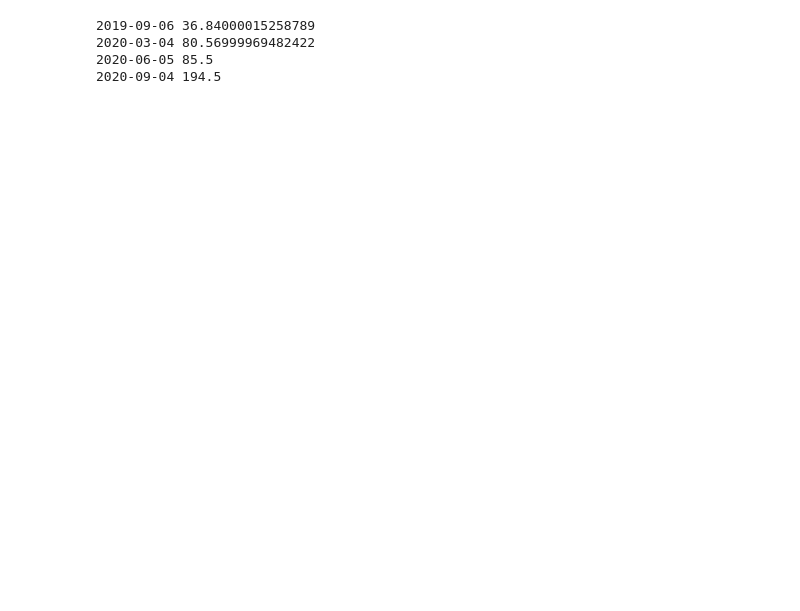
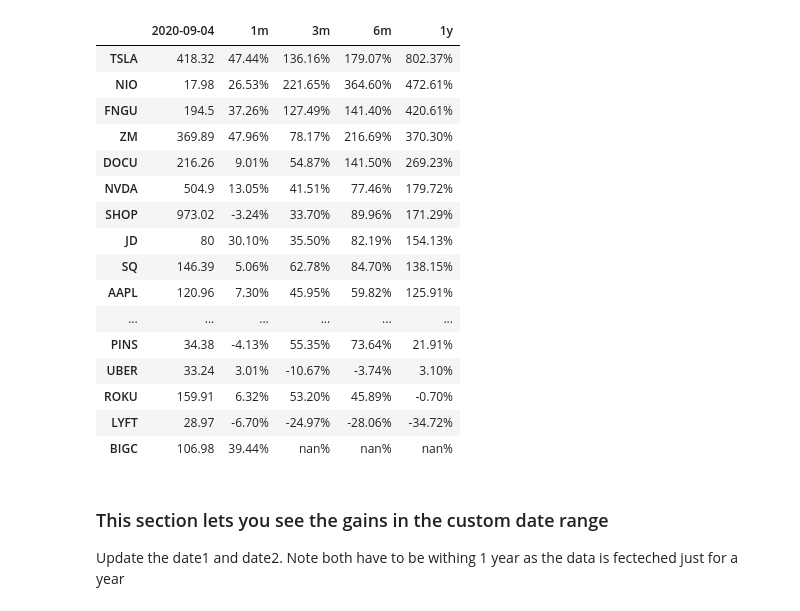
Before and after one commit to sombandy/stock-market, a Jupyter notebook: stock_performance.ipynb, the cells around one changed output. Cells and saved outputs as stored; diff of their text form; code cells hidden in the pictures; blank space fills up the shorter version.

Commit message:
Formatting and requirements.txt

```diff
--- a/stock_performance.ipynb
+++ b/stock_performance.ipynb
@@ -4,11 +7,5 @@ import pandas as pd
 # %%
-FAANG_tickers = ['FB', 'AAPL', 'AMZN', 'NFLX', 'GOOG']
-tech_etf_ticker = ['VGT', 'QQQ', 'TQQQ', 'FNGU']
-my_tickers = ['AAPL', 'AMZN', 'BABA', 'BIGC', 'DOCU', 'ETSY', 'FB', 'GOOG', 'JD',
-              'MSFT', 'NFLX', 'NIO', 'NVDA', 'PINS', 'PYPL', 'ROKU', 'SHOP', 'SPLK', 'SQ', 'UBER', 'LYFT', 'W', 'WMT', 'ZM']
-
-print("Number of Stock {}. Number of ETFs {}".format(
-    len(my_tickers), len(tech_etf_ticker)))
-
-tickers = my_tickers + tech_etf_ticker
-print(tickers)
+crazy_stocks = ['AAPL', 'AMZN', 'BABA', 'BIGC', 'DOCU', 'ETSY', 'FB', 'GOOG',
+                'JD', 'LYFT', 'MSFT', 'NFLX', 'NIO', 'NVDA', 'PINS', 'PYPL',
+                'ROKU', 'SHOP', 'SPLK', 'SQ', 'TSLA', 'UBER', 'W', 'WMT', 'ZM',
+                'VGT', 'QQQ', 'TQQQ', 'FNGU']
@@ -60,6 +55,24 @@ Name: 2020-09-04 00:00:00, dtype: float64
 # %%
+""" Compute last 1m, 3m, 6m and 1year gains """
+
 y1_ago_price = data.iloc[0].loc[(slice(None), 'Close')]
 m6_ago_price = data.iloc[-26 * 5].loc[(slice(None), 'Close')]
 m3_ago_price = data.iloc[-13 * 5].loc[(slice(None), 'Close')]
 m1_ago_price = data.iloc[-4 * 5].loc[(slice(None), 'Close')]
 curr_price = data.iloc[-1].loc[(slice(None), 'Close')]
+
+
+m1_gain = (curr_price - m1_ago_price) / m1_ago_price
+m3_gain = (curr_price - m3_ago_price) / m3_ago_price
+m6_gain = (curr_price - m6_ago_price) / m6_ago_price
+y1_gain = (curr_price - y1_ago_price) / y1_ago_price
+
+curr_date = np.datetime_as_string(data.index.values[-1], unit='D')
+
+df = pd.DataFrame([curr_price, m1_gain, m3_gain, m6_gain, y1_gain],
+                  index=[curr_date,  '1m', '3m', '6m', '1y'])
+
+df = df.T.sort_values(by='1m', ascending=False)
+
+format_dict = { col_name : '{:.2%}' for col_name in ['1m', '3m', '6m', '1y', 'Gain']}
+df.style.format(format_dict)
@@ -73,5 +96,0 @@ curr_date = np.datetime_as_string(data.index.values[-1], unit='D')
-# %%
-#pd.options.display.float_format = '{:.2f}'.format
-df = pd.DataFrame([curr_price, m1_gain, m3_gain, m6_gain, y1_gain],
-                  index=[curr_date,  '1m', '3m', '6m', '1y']).round(2)
-df.T.sort_values(by='1m', ascending=False)
@@ -96,12 +97,26 @@ df.T.sort_values(by='1m', ascending=False)
-# %%
-t = 'FNGU'
-dates = np.datetime_as_string(data.index.values, unit='D')
-print(dates[0], y1_ago_price[t])
-print(dates[-26 * 5], m6_ago_price[t])
-print(dates[-13 * 5], m3_ago_price[t])
-print(dates[-1], curr_price[t])
-# %% [output]
-2019-09-06 36.84000015258789
-2020-03-04 80.56999969482422
-2020-06-05 85.5
-2020-09-04 194.5
+# %%
+""" Sort the stocks by 1 year gains"""
+
+df = df.sort_values(by='1y', ascending=False)
+df.style.format(format_dict)
+# %% [output]
+|  | 2020-09-04 | 1m | 3m | 6m | 1y |
+| TSLA | 418.32 | 47.44% | 136.16% | 179.07% | 802.37% |
+| NIO | 17.98 | 26.53% | 221.65% | 364.60% | 472.61% |
+| FNGU | 194.5 | 37.26% | 127.49% | 141.40% | 420.61% |
+| ZM | 369.89 | 47.96% | 78.17% | 216.69% | 370.30% |
+| DOCU | 216.26 | 9.01% | 54.87% | 141.50% | 269.23% |
+| NVDA | 504.9 | 13.05% | 41.51% | 77.46% | 179.72% |
+| SHOP | 973.02 | -3.24% | 33.70% | 89.96% | 171.29% |
+| JD | 80 | 30.10% | 35.50% | 82.19% | 154.13% |
+| SQ | 146.39 | 5.06% | 62.78% | 84.70% | 138.15% |
+| AAPL | 120.96 | 7.30% | 45.95% | 59.82% | 125.91% |
+| ... | ... | ... | ... | ... | ... |
+| PINS | 34.38 | -4.13% | 55.35% | 73.64% | 21.91% |
+| UBER | 33.24 | 3.01% | -10.67% | -3.74% | 3.10% |
+| ROKU | 159.91 | 6.32% | 53.20% | 45.89% | -0.70% |
+| LYFT | 28.97 | -6.70% | -24.97% | -28.06% | -34.72% |
+| BIGC | 106.98 | 39.44% | nan% | nan% | nan% |
+# %% [markdown]
+### This section lets you see the gains in the custom date range
+Update the date1 and date2. Note both have to be withing 1 year as the data is fecteched just for a year
```
Also changed, not shown: parts of 15 cells of this notebook, 1 other file.
